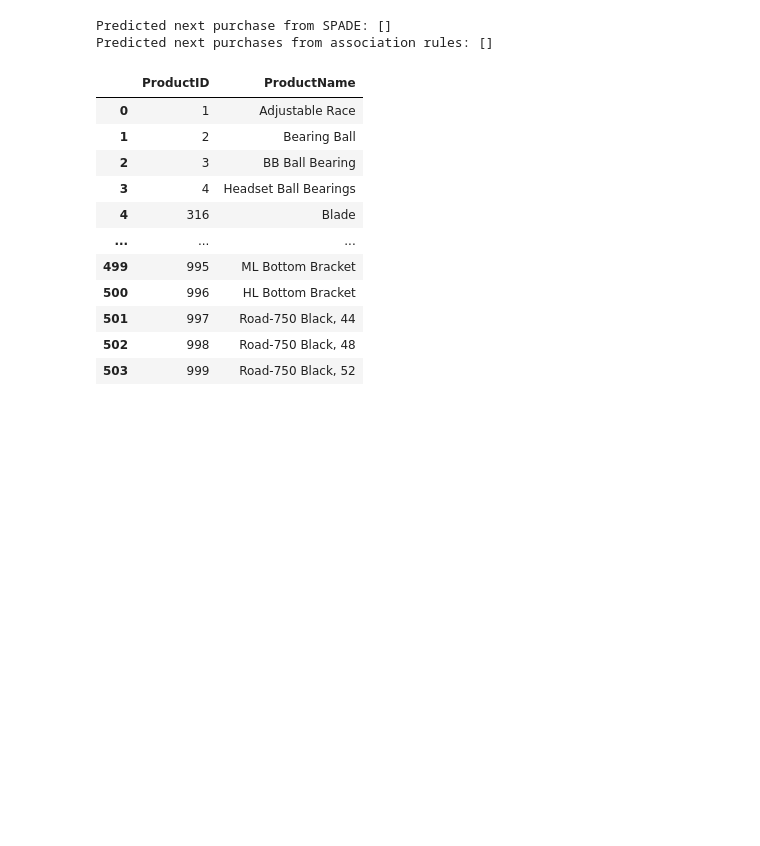
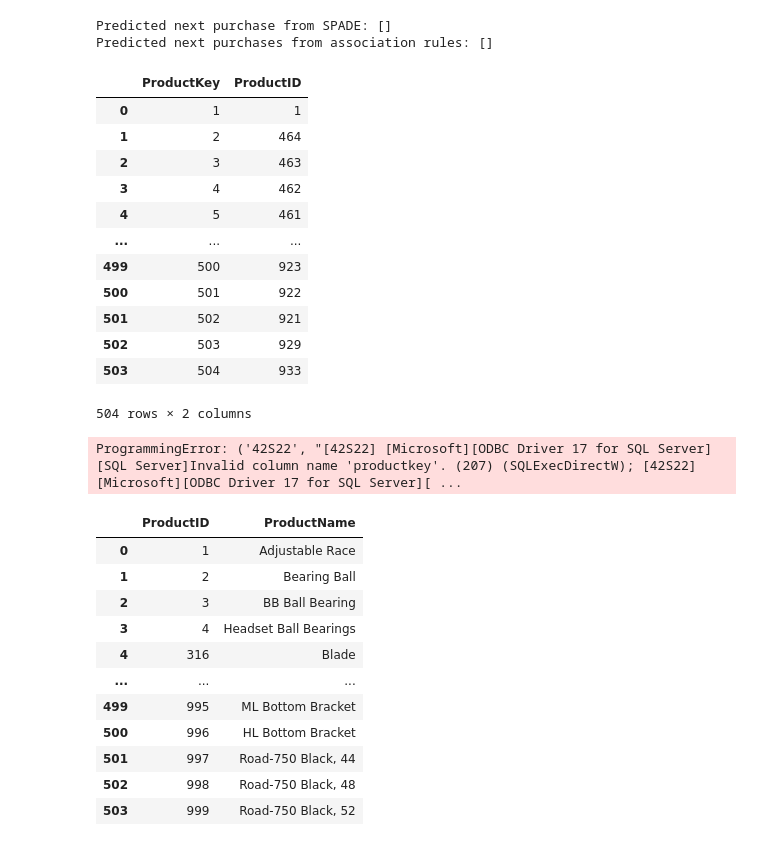
Before and after one commit to wiawiaqen/BI_Integrated_DM_Model, a Jupyter notebook: T_final_AssociationRule.ipynb, the cells around one changed output. Drawn from its saved outputs; the diff is of its cells as text; code cells hidden in the pictures; blank space fills up the shorter version.

```diff
--- a/T_final_AssociationRule.ipynb
+++ b/T_final_AssociationRule.ipynb
@@ -173,0 +170,22 @@ query = """
+# %%
+cursor = cnxn.cursor()
+query = """
+SELECT ProductKey, ProductID
+FROM Dim_Product
+"""
+product_list = pd.read_sql(query, cnxn)
+product_list
+# %% [output]
+|  | ProductKey | ProductID |
+| 0 | 1 | 1 |
+| 1 | 2 | 464 |
+| 2 | 3 | 463 |
+| 3 | 4 | 462 |
+| 4 | 5 | 461 |
+| ... | ... | ... |
+| 499 | 500 | 923 |
+| 500 | 501 | 922 |
+| 501 | 502 | 921 |
+| 502 | 503 | 929 |
+| 503 | 504 | 933 |
+504 rows × 2 columns
@@ -174,3 +196,41 @@ query = """
+# %%
+import ast
+import pandas as pd
+import pyodbc
+
+# Read the CSV file
+df = pd.read_csv('next_purchase_predictions.csv')
+
+# Establish connection to SQL Server
+cnxn = pyodbc.connect("Driver={ODBC Driver 17 for SQL Server};"
+                      "Server=HEO;"
+                      "Database=DW_Inventory;"
+                      "Trusted_Connection=yes;")
+cursor = cnxn.cursor()
+
+# Step 1: Insert data into the PredictedSequences table
+for sequence_id, combination in enumerate(df['combination_from_next_sequence'].unique(), start=1):
+    cursor.execute("INSERT INTO PredictedSequences (sequence_id, combination_from_next_sequence) VALUES (?, ?)",
+                   (sequence_id, combination))
+
+# Step 2: Map product IDs to their corresponding keys
+product_list_dict = dict(zip(product_list['ProductID'], product_list['ProductKey']))
+
+# Step 3: Insert data into ProductSequences table
+for index, row in df.iterrows():
+    product_key = product_list_dict[row['productID']]
+    sequence_id = index + 1  # Since sequence_id starts from 1
+    combination = ast.literal_eval(row['combination_from_next_sequence'])
+
+    # Insert into ProductSequences table
+    cursor.execute("INSERT INTO ProductSequences (productkey, sequence_id, combination) VALUES (?, ?, ?)",
+                   (product_key, sequence_id, ','.join(map(str, combination))))
+
+# Commit changes and close connection
+cnxn.commit()
+cnxn.close()
+# %% [output]
+ProgrammingError: ('42S22', "[42S22] [Microsoft][ODBC Driver 17 for SQL Server][SQL Server]Invalid column name 'productkey'. (207) (SQLExecDirectW); [42S22] [Microsoft][ODBC Driver 17 for SQL Server][ ...
 # %%
 product_info = """
 SELECT distinct(ProductID), ProductName from Dim_Product
```
Also changed, not shown: parts of 11 cells of this notebook, 7 other files.
